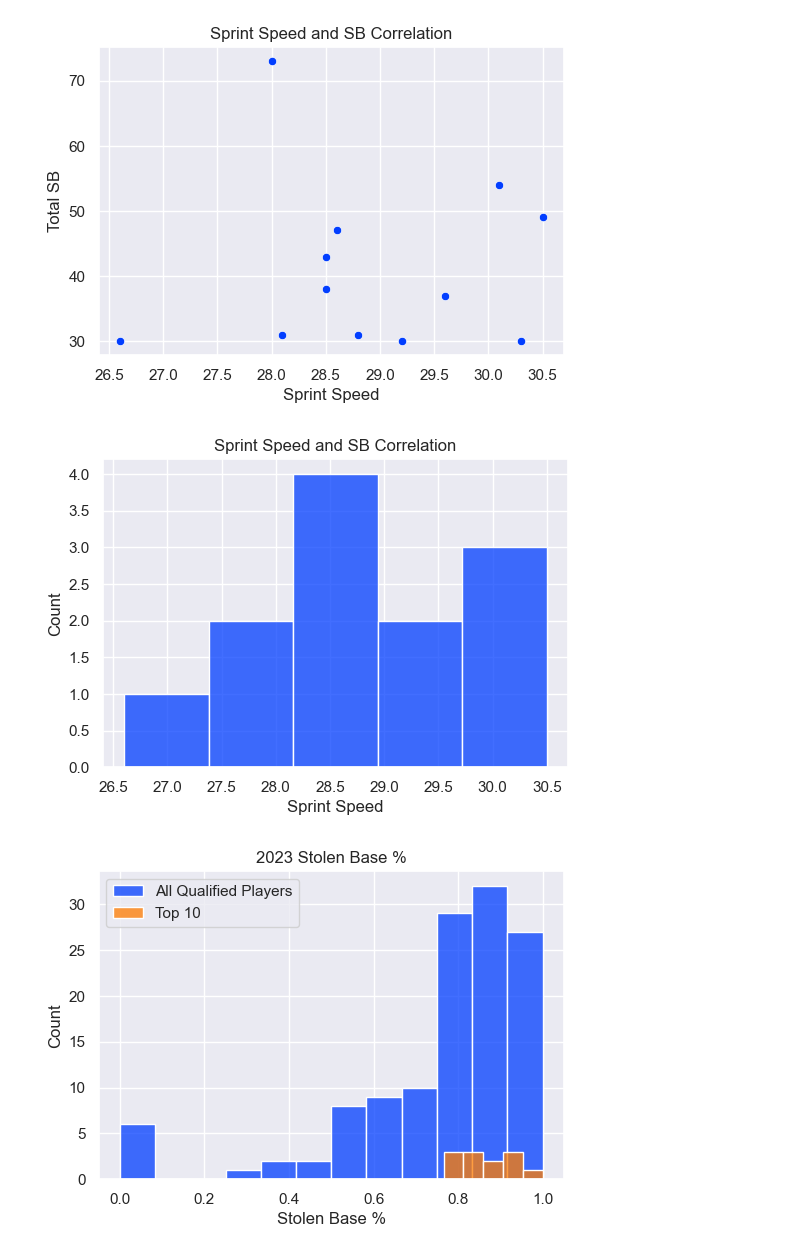
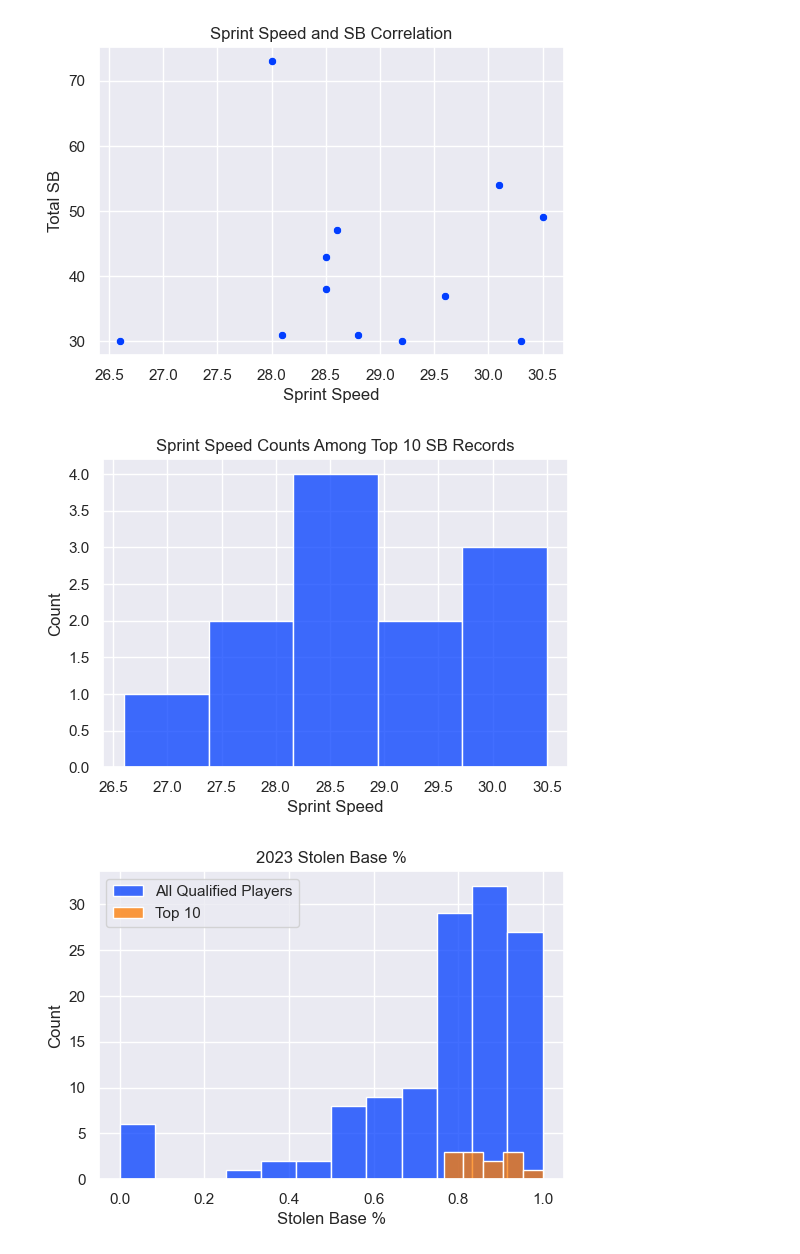
Before and after one commit to scarlettvalentin/mlb_stolen_bases, a Jupyter notebook: notebook.ipynb, the cells around one changed output. Cells and saved outputs as stored; diff of their text form; code cells hidden in the pictures.

```diff
--- a/notebook.ipynb
+++ b/notebook.ipynb
@@ -400,10 +409,10 @@ array([[1.        , 0.06845203],
 # %%
 ax = sns.histplot(top_10_sb, x='Sprint_Speed')
 ax.set_xlabel('Sprint Speed')
 ax.set_ylabel('Count')
-ax.set_title('Sprint Speed and SB Correlation');
+ax.set_title('Sprint Speed Counts Among Top 10 SB Records');
 # %% [output]
-[figure, old version]
+[figure, new version]
 # %%
 ax = sns.histplot(df_2023, x='Stolen_Base_%', label='All Qualified Players')
 ax = sns.histplot(top_10_sb, x='Stolen_Base_%', label='Top 10')
```
Also changed, not shown: parts of 7 cells of this notebook.
